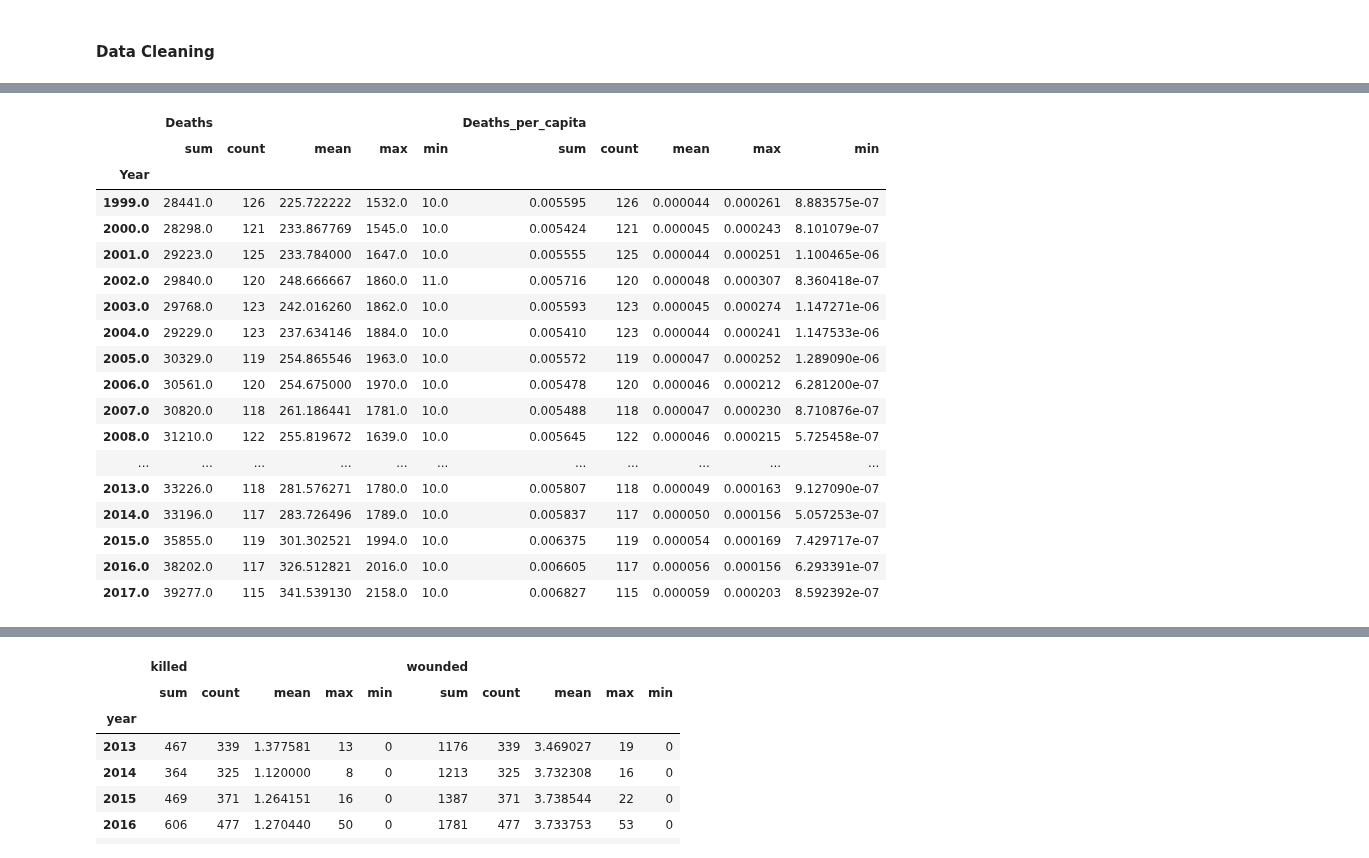
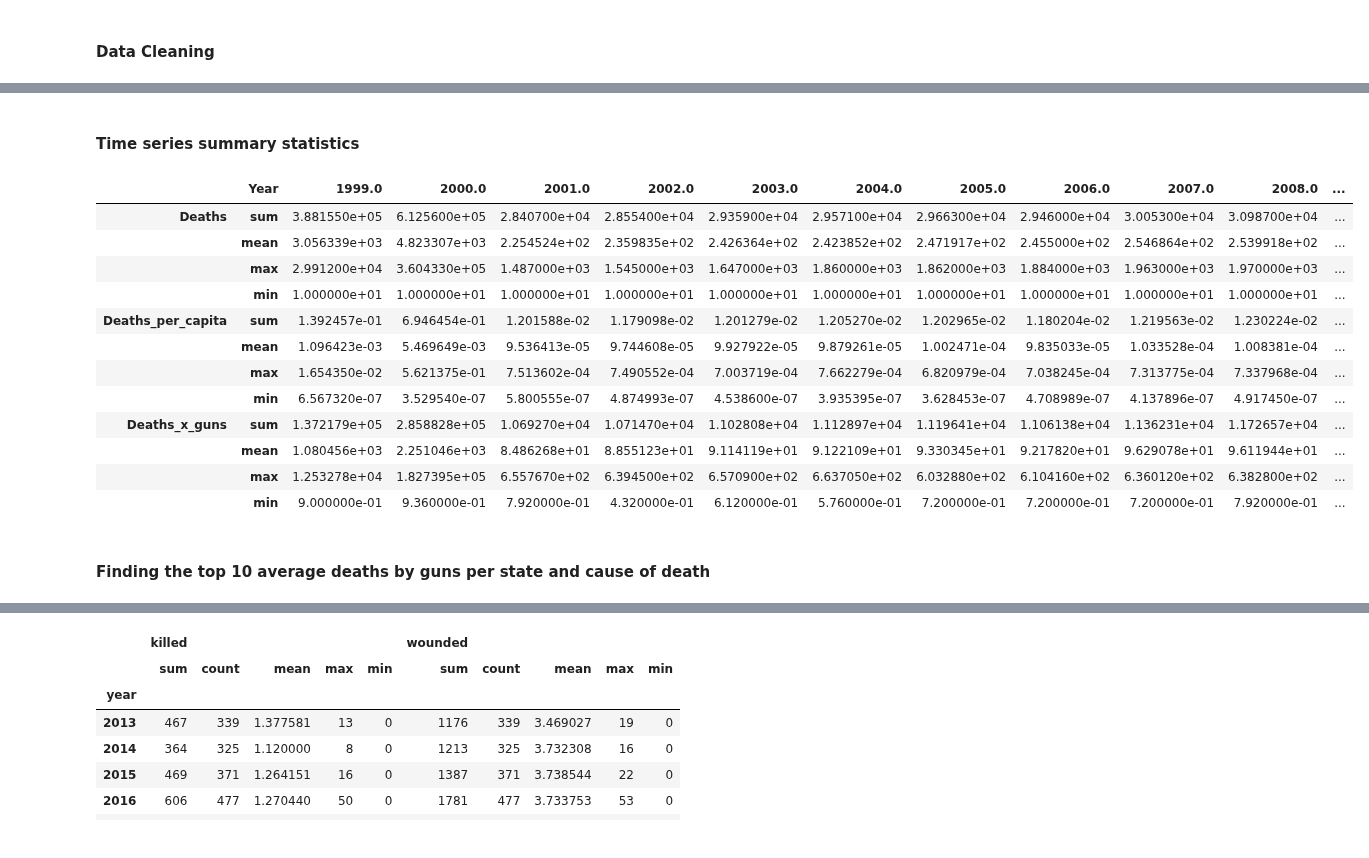
Before and after one commit to mayjai/US-Gun-Exploration-Visualization, a Jupyter notebook: US_Gun_Exploration.ipynb, the cells around one changed output, grey strips where cells are left out. Cells and saved outputs as stored; diff of their text form; code cells hidden in the pictures.

```diff
--- a/US_Gun_Exploration.ipynb
+++ b/US_Gun_Exploration.ipynb
@@ -235,4 +235,8 @@ Drop unnecessary columns
 # %%
-df_state.drop(['Type','Sex','Race','Ethnicity','Age Group','First Year','Last Year','Crude Rate',\
-               'Age-Adjusted Rate','Cause_of_death_cp'],axis = 1, inplace = True)
+# Drop unneccesary columns
+
+df_state.drop(['Sex','Race','Ethnicity','Age Group','First Year','Last Year','Crude Rate',\
+               'Age-Adjusted Rate'],axis = 1, inplace = True)
+# %%
+df_state_tot = df_state.merge(df_st_owner, on = "State")
 # %%
@@ -250,3 +255,3 @@ df_state.head()
 # %%
-# Change 'Deaths' from string to float for calculation
-df_state['Deaths'] = pd.to_numeric(df_state['Deaths'], errors='coerce')
+# Change 'Deaths' to float for calculation
+df_state_tot['Deaths'] = pd.to_numeric(df_state['Deaths'], errors='coerce')
@@ -255 +258,4 @@ df_state['Deaths_per_capita'] = df_state['Deaths']/df_state['Population']
+# %%
+df_state_tot['Deaths_per_capita'] = df_state_tot['Deaths']/df_state_tot['Population']
+df_state_tot['Deaths_x_guns'] = df_state_tot['Deaths']*df_state_tot['Gun Ownership (2007)']
 # %%
@@ -264,22 +288,20 @@ df_state.head()
+# %% [markdown]
+#### Time series summary statistics
 # %%
-df_state.groupby('Year')['Deaths','Deaths_per_capita'].agg(['sum','count','mean','max','min'])
+df_state_tot.groupby('Year')['Deaths','Deaths_per_capita', 'Deaths_x_guns'].agg(['sum','mean','max','min']).T
 # %% [output]
-|  | Deaths |  |  |  |  | Deaths_per_capita |  |  |  |  |
-|  | sum | count | mean | max | min | sum | count | mean | max | min |
-| Year |  |  |  |  |  |  |  |  |  |  |
-| 1999.0 | 28441.0 | 126 | 225.722222 | 1532.0 | 10.0 | 0.005595 | 126 | 0.000044 | 0.000261 | 8.883575e-07 |
-| 2000.0 | 28298.0 | 121 | 233.867769 | 1545.0 | 10.0 | 0.005424 | 121 | 0.000045 | 0.000243 | 8.101079e-07 |
-| 2001.0 | 29223.0 | 125 | 233.784000 | 1647.0 | 10.0 | 0.005555 | 125 | 0.000044 | 0.000251 | 1.100465e-06 |
-| 2002.0 | 29840.0 | 120 | 248.666667 | 1860.0 | 11.0 | 0.005716 | 120 | 0.000048 | 0.000307 | 8.360418e-07 |
-| 2003.0 | 29768.0 | 123 | 242.016260 | 1862.0 | 10.0 | 0.005593 | 123 | 0.000045 | 0.000274 | 1.147271e-06 |
-| 2004.0 | 29229.0 | 123 | 237.634146 | 1884.0 | 10.0 | 0.005410 | 123 | 0.000044 | 0.000241 | 1.147533e-06 |
-| 2005.0 | 30329.0 | 119 | 254.865546 | 1963.0 | 10.0 | 0.005572 | 119 | 0.000047 | 0.000252 | 1.289090e-06 |
-| 2006.0 | 30561.0 | 120 | 254.675000 | 1970.0 | 10.0 | 0.005478 | 120 | 0.000046 | 0.000212 | 6.281200e-07 |
-| 2007.0 | 30820.0 | 118 | 261.186441 | 1781.0 | 10.0 | 0.005488 | 118 | 0.000047 | 0.000230 | 8.710876e-07 |
-| 2008.0 | 31210.0 | 122 | 255.819672 | 1639.0 | 10.0 | 0.005645 | 122 | 0.000046 | 0.000215 | 5.725458e-07 |
-| ... | ... | ... | ... | ... | ... | ... | ... | ... | ... | ... |
-| 2013.0 | 33226.0 | 118 | 281.576271 | 1780.0 | 10.0 | 0.005807 | 118 | 0.000049 | 0.000163 | 9.127090e-07 |
-| 2014.0 | 33196.0 | 117 | 283.726496 | 1789.0 | 10.0 | 0.005837 | 117 | 0.000050 | 0.000156 | 5.057253e-07 |
-| 2015.0 | 35855.0 | 119 | 301.302521 | 1994.0 | 10.0 | 0.006375 | 119 | 0.000054 | 0.000169 | 7.429717e-07 |
-| 2016.0 | 38202.0 | 117 | 326.512821 | 2016.0 | 10.0 | 0.006605 | 117 | 0.000056 | 0.000156 | 6.293391e-07 |
-| 2017.0 | 39277.0 | 115 | 341.539130 | 2158.0 | 10.0 | 0.006827 | 115 | 0.000059 | 0.000203 | 8.592392e-07 |
+|  | Year | 1999.0 | 2000.0 | 2001.0 | 2002.0 | 2003.0 | 2004.0 | 2005.0 | 2006.0 | 2007.0 | 2008.0 | ... |
+| Deaths | sum | 3.881550e+05 | 6.125600e+05 | 2.840700e+04 | 2.855400e+04 | 2.935900e+04 | 2.957100e+04 | 2.966300e+04 | 2.946000e+04 | 3.005300e+04 | 3.098700e+04 | ... |
+|  | mean | 3.056339e+03 | 4.823307e+03 | 2.254524e+02 | 2.359835e+02 | 2.426364e+02 | 2.423852e+02 | 2.471917e+02 | 2.455000e+02 | 2.546864e+02 | 2.539918e+02 | ... |
+|  | max | 2.991200e+04 | 3.604330e+05 | 1.487000e+03 | 1.545000e+03 | 1.647000e+03 | 1.860000e+03 | 1.862000e+03 | 1.884000e+03 | 1.963000e+03 | 1.970000e+03 | ... |
+|  | min | 1.000000e+01 | 1.000000e+01 | 1.000000e+01 | 1.000000e+01 | 1.000000e+01 | 1.000000e+01 | 1.000000e+01 | 1.000000e+01 | 1.000000e+01 | 1.000000e+01 | ... |
+| Deaths_per_capita | sum | 1.392457e-01 | 6.946454e-01 | 1.201588e-02 | 1.179098e-02 | 1.201279e-02 | 1.205270e-02 | 1.202965e-02 | 1.180204e-02 | 1.219563e-02 | 1.230224e-02 | ... |
+|  | mean | 1.096423e-03 | 5.469649e-03 | 9.536413e-05 | 9.744608e-05 | 9.927922e-05 | 9.879261e-05 | 1.002471e-04 | 9.835033e-05 | 1.033528e-04 | 1.008381e-04 | ... |
+|  | max | 1.654350e-02 | 5.621375e-01 | 7.513602e-04 | 7.490552e-04 | 7.003719e-04 | 7.662279e-04 | 6.820979e-04 | 7.038245e-04 | 7.313775e-04 | 7.337968e-04 | ... |
+|  | min | 6.567320e-07 | 3.529540e-07 | 5.800555e-07 | 4.874993e-07 | 4.538600e-07 | 3.935395e-07 | 3.628453e-07 | 4.708989e-07 | 4.137896e-07 | 4.917450e-07 | ... |
+| Deaths_x_guns | sum | 1.372179e+05 | 2.858828e+05 | 1.069270e+04 | 1.071470e+04 | 1.102808e+04 | 1.112897e+04 | 1.119641e+04 | 1.106138e+04 | 1.136231e+04 | 1.172657e+04 | ... |
+|  | mean | 1.080456e+03 | 2.251046e+03 | 8.486268e+01 | 8.855123e+01 | 9.114119e+01 | 9.122109e+01 | 9.330345e+01 | 9.217820e+01 | 9.629078e+01 | 9.611944e+01 | ... |
+|  | max | 1.253278e+04 | 1.827395e+05 | 6.557670e+02 | 6.394500e+02 | 6.570900e+02 | 6.637050e+02 | 6.032880e+02 | 6.104160e+02 | 6.360120e+02 | 6.382800e+02 | ... |
+|  | min | 9.000000e-01 | 9.360000e-01 | 7.920000e-01 | 4.320000e-01 | 6.120000e-01 | 5.760000e-01 | 7.200000e-01 | 7.200000e-01 | 7.200000e-01 | 7.920000e-01 | ... |
+# %% [markdown]
+#### Finding the top 10 average deaths by guns per state and cause of death
```
Also changed, not shown: parts of 41 cells of this notebook.
